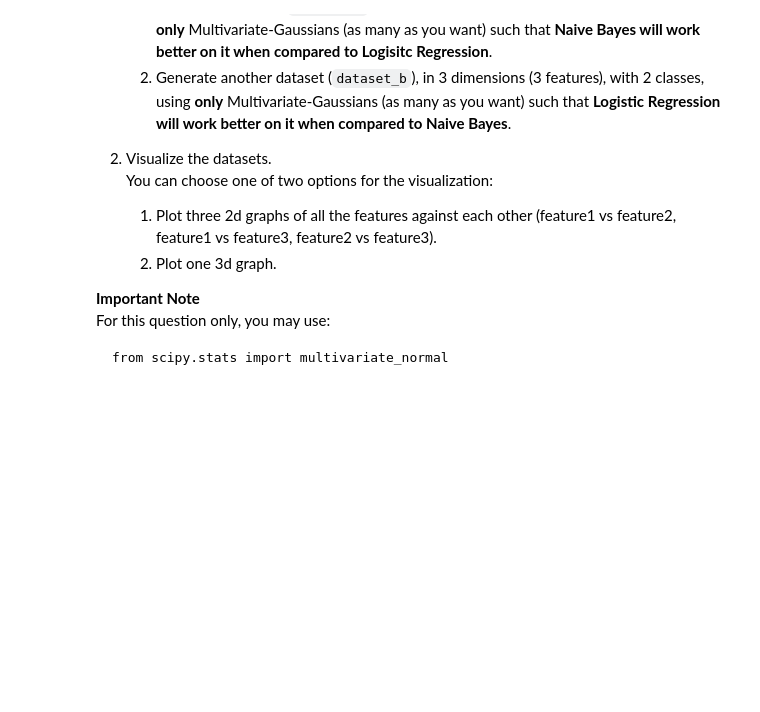
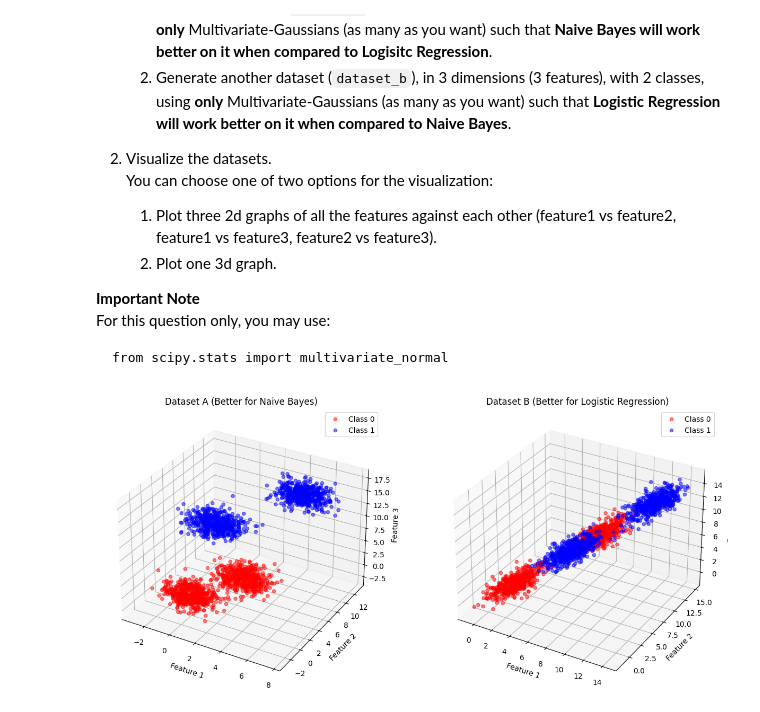
Before and after one commit to roybh1/machine-learning-for-data-idc, a Jupyter notebook: hw4/hw4.ipynb, the cells around one changed output. Cells and saved outputs as stored; diff of their text form; code cells hidden in the pictures; blank space fills up the shorter version.

```diff
--- a/hw4/hw4.ipynb
+++ b/hw4/hw4.ipynb
@@ -412,2 +512,34 @@ from hw4 import generate_datasets
+# %%
+from hw4 import generate_datasets
+
+data = generate_datasets()
+data_a, labels_a, data_b, labels_b = data["dataset_a_features"], data["dataset_a_labels"], data["dataset_b_features"], data["dataset_b_labels"]
+
+def plot_datasets(data_a, labels_a, data_b, labels_b):
+    fig = plt.figure(figsize=(15, 7))
+
+    ax = fig.add_subplot(121, projection='3d')
+    ax.scatter(data_a[labels_a == 0][:, 0], data_a[labels_a == 0][:, 1], data_a[labels_a == 0][:, 2], c='r', label='Class 0', alpha=0.5)
+    ax.scatter(data_a[labels_a == 1][:, 0], data_a[labels_a == 1][:, 1], data_a[labels_a == 1][:, 2], c='b', label='Class 1', alpha=0.5)
+    ax.set_title('Dataset A (Better for Naive Bayes)')
+    ax.set_xlabel('Feature 1')
+    ax.set_ylabel('Feature 2')
+    ax.set_zlabel('Feature 3')
+    ax.legend()
+
+    ax = fig.add_subplot(122, projection='3d')
+    ax.scatter(data_b[labels_b == 0][:, 0], data_b[labels_b == 0][:, 1], data_b[labels_b == 0][:, 2], c='r', label='Class 0', alpha=0.5)
+    ax.scatter(data_b[labels_b == 1][:, 0], data_b[labels_b == 1][:, 1], data_b[labels_b == 1][:, 2], c='b', label='Class 1', alpha=0.5)
+    ax.set_title('Dataset B (Better for Logistic Regression)')
+    ax.set_xlabel('Feature 1')
+    ax.set_ylabel('Feature 2')
+    ax.set_zlabel('Feature 3')
+    ax.legend()
+
+    plt.show()
+
+plot_datasets(data_a, labels_a, data_b, labels_b)
+# %% [output]
+[figure, added]
 # %%
 ## your tests here ##
```
Also changed, not shown: parts of 12 cells of this notebook, 1 other file.
